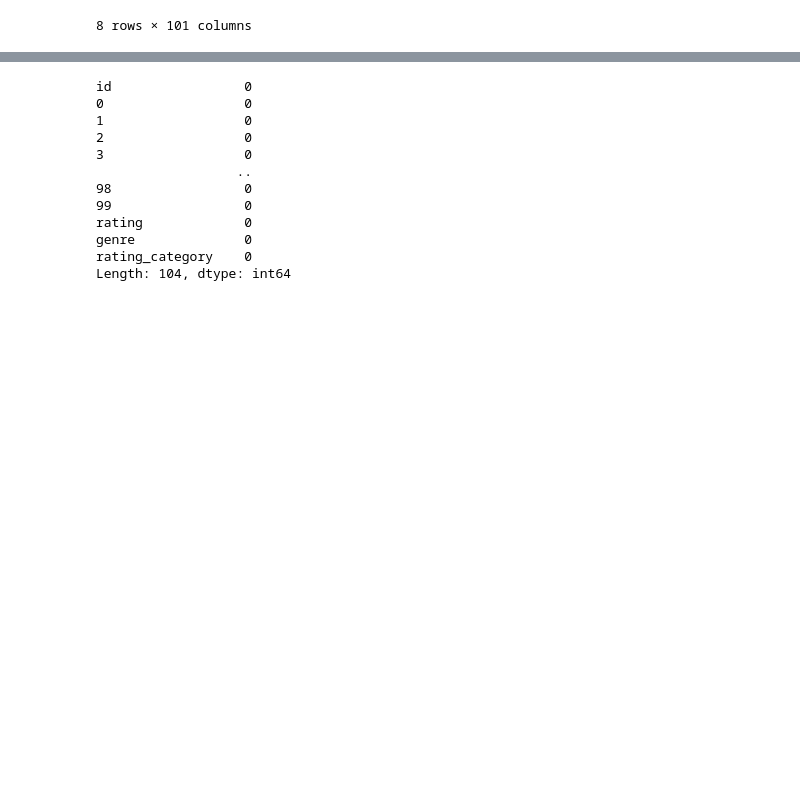
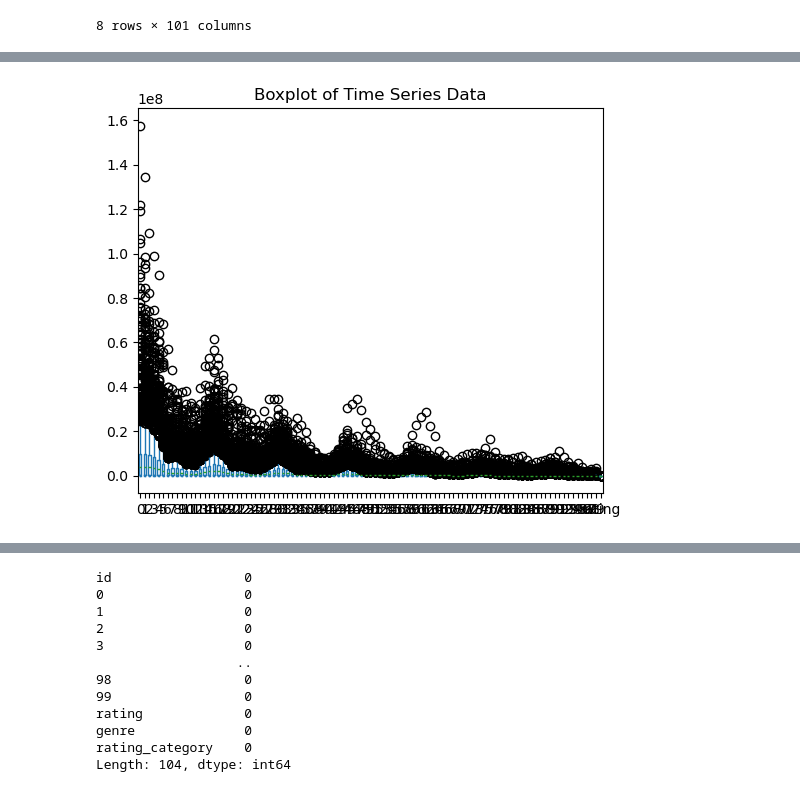
Before and after one commit to ChefBB/dm2_project, a Jupyter notebook: TS/TS.ipynb, the cells around one changed output, grey strips where cells are left out. Saved outputs shown, nothing was run; the diff lists cells and outputs as text; code cells hidden in the pictures; blank space fills up the shorter version.

```diff
--- a/TS/TS.ipynb
+++ b/TS/TS.ipynb
@@ -75,0 +86,5 @@ df.plot(kind="box")
+# %%
+df.plot(kind="box", figsize=(6, 5), title="Boxplot of Time Series Data")
+plt.show()
+# %% [output]
+[figure, added]
```
Also changed, not shown: parts of 5 cells of this notebook, 3 other files.
